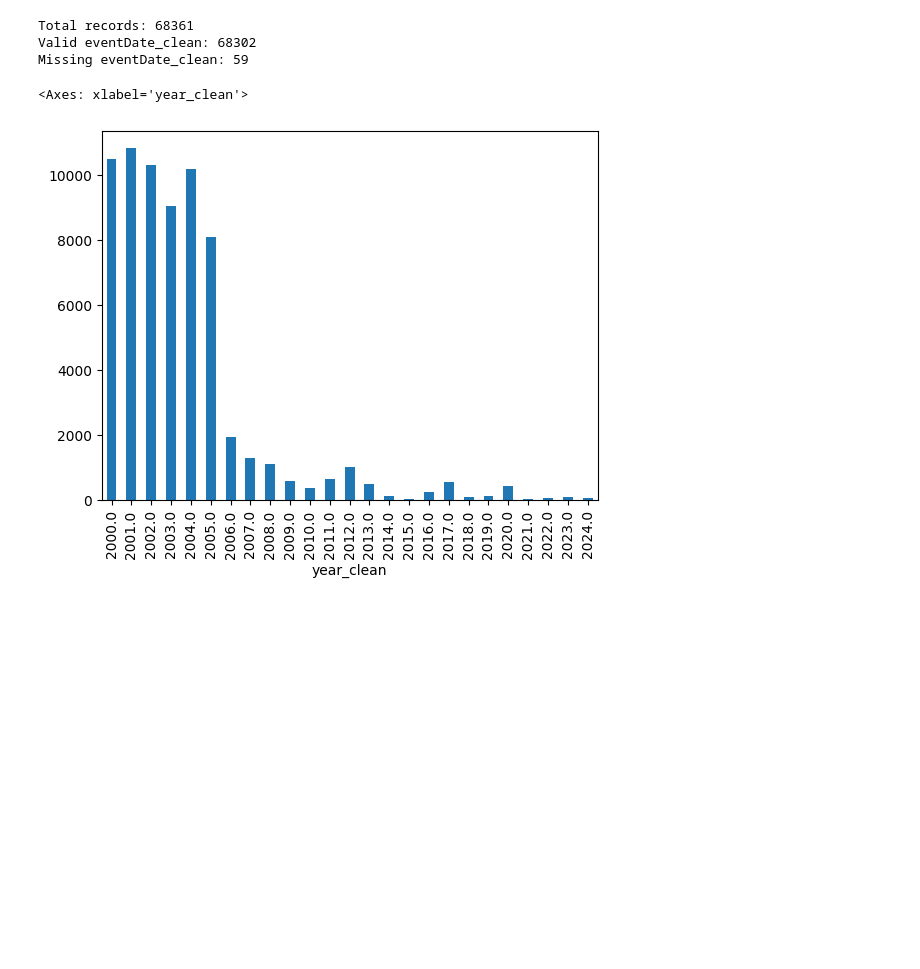
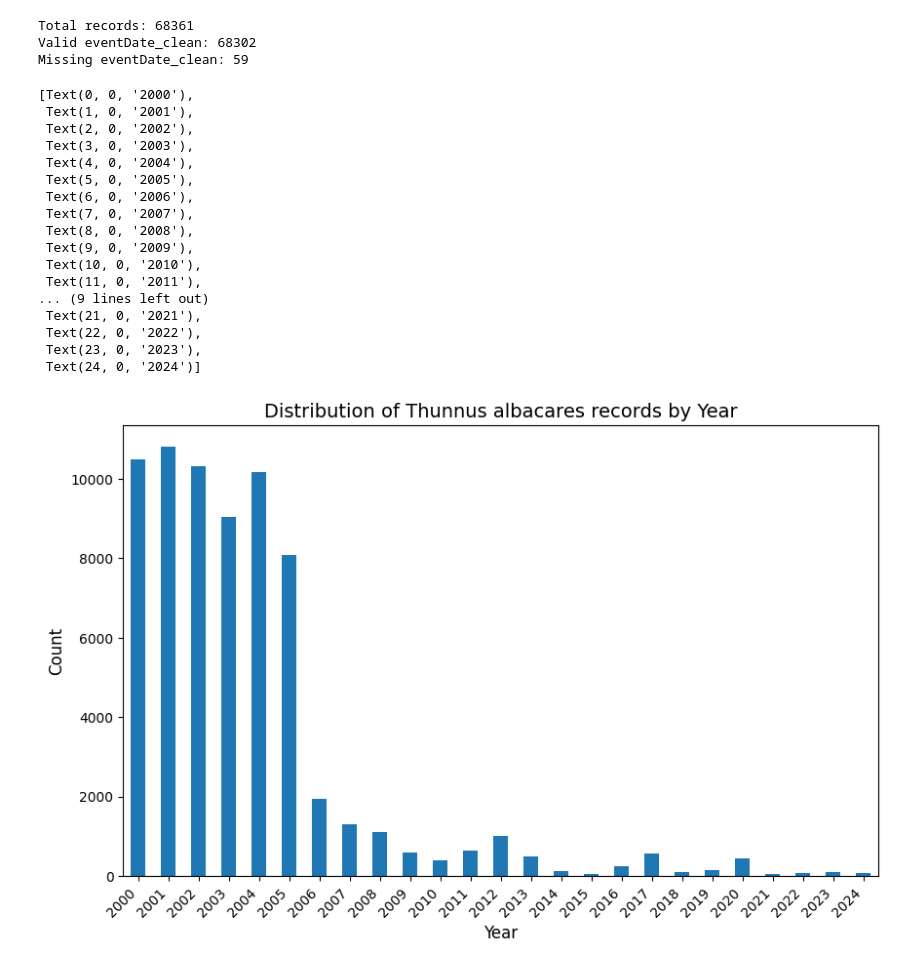
Before and after one commit to felixh8k/coastal-species-trends, a Jupyter notebook: data_cleaning.ipynb, the cells around one changed output. Saved outputs shown, nothing was run; the diff lists cells and outputs as text; code cells hidden in the pictures; blank space fills up the shorter version.

Commit message:
changes to README and cleaning

```diff
--- a/data_cleaning.ipynb
+++ b/data_cleaning.ipynb
@@ -88,9 +88,41 @@ Total records: 68361
 Valid eventDate_clean: 68302
 Missing eventDate_clean: 59
 # %%
-df["year_clean"][
-    (df["year_clean"] >= 2000) & (df["year_clean"] <= 2024)
-].value_counts().sort_index().plot(kind="bar")
+import matplotlib.pyplot as plt
+
+series = (df["year_clean"][
+    (df["year_clean"] >= 2000) & (df["year_clean"] <= 2024)]
+    .astype(int)
+    .value_counts()
+    .sort_index()
+)
+
+# create plot and axes
+ax = series.plot(kind="bar", figsize = (10,6))
+
+# axis labels
+ax.set_xlabel("Year", fontsize = 12)
+ax.set_ylabel("Count", fontsize = 12)
+ax.set_title("Distribution of Thunnus albacares records by Year", fontsize = 14)
+
+# rotate x_labels
+ax.set_xticklabels(ax.get_xticklabels(), rotation=45, ha="right")
 # %% [output]
-<Axes: xlabel='year_clean'>
+[Text(0, 0, '2000'),
+ Text(1, 0, '2001'),
+ Text(2, 0, '2002'),
+ Text(3, 0, '2003'),
+ Text(4, 0, '2004'),
+ Text(5, 0, '2005'),
+ Text(6, 0, '2006'),
+ Text(7, 0, '2007'),
+ Text(8, 0, '2008'),
+ Text(9, 0, '2009'),
+ Text(10, 0, '2010'),
+ Text(11, 0, '2011'),
+... (9 lines left out)
+ Text(21, 0, '2021'),
+ Text(22, 0, '2022'),
+ Text(23, 0, '2023'),
+ Text(24, 0, '2024')]
-[figure, old version]
+[figure, new version]
```
Also changed, not shown: parts of 2 cells of this notebook, 1 other file.
